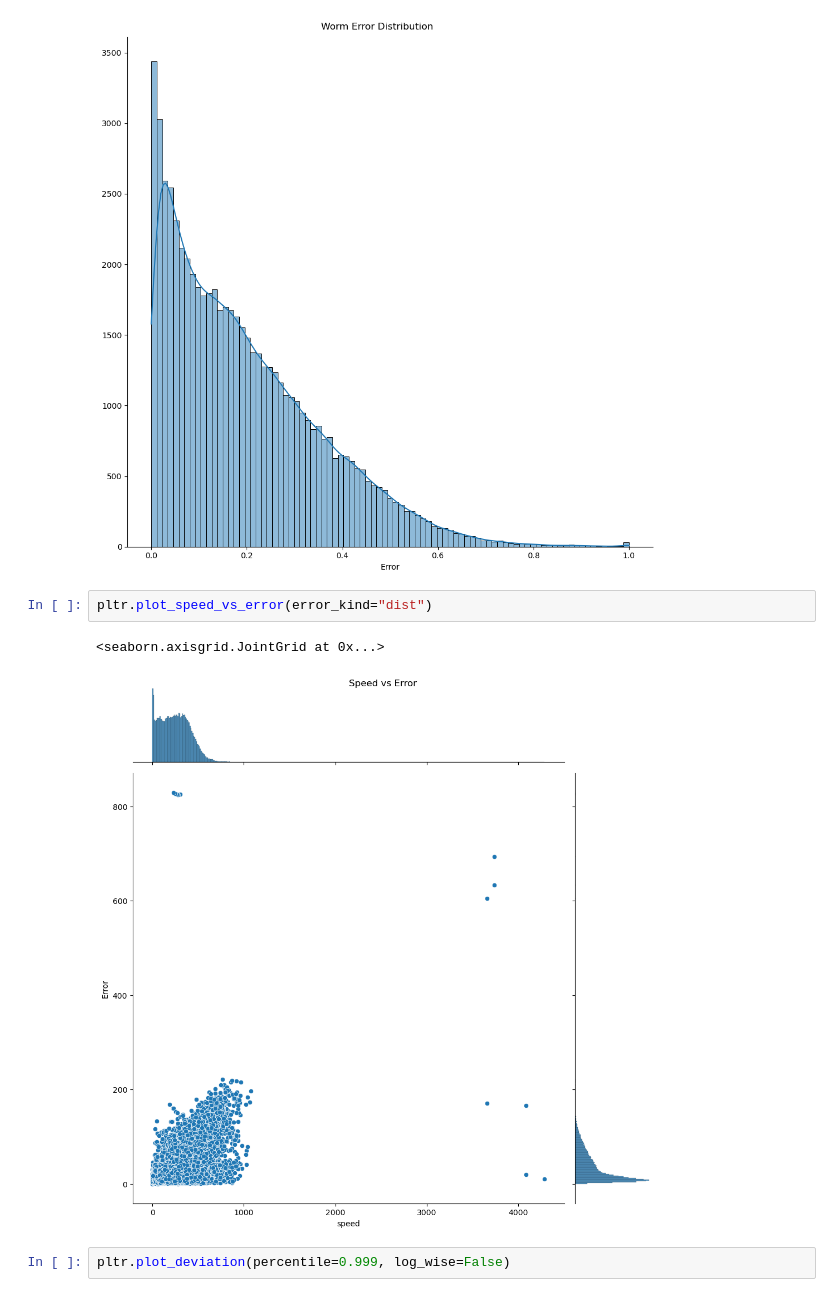
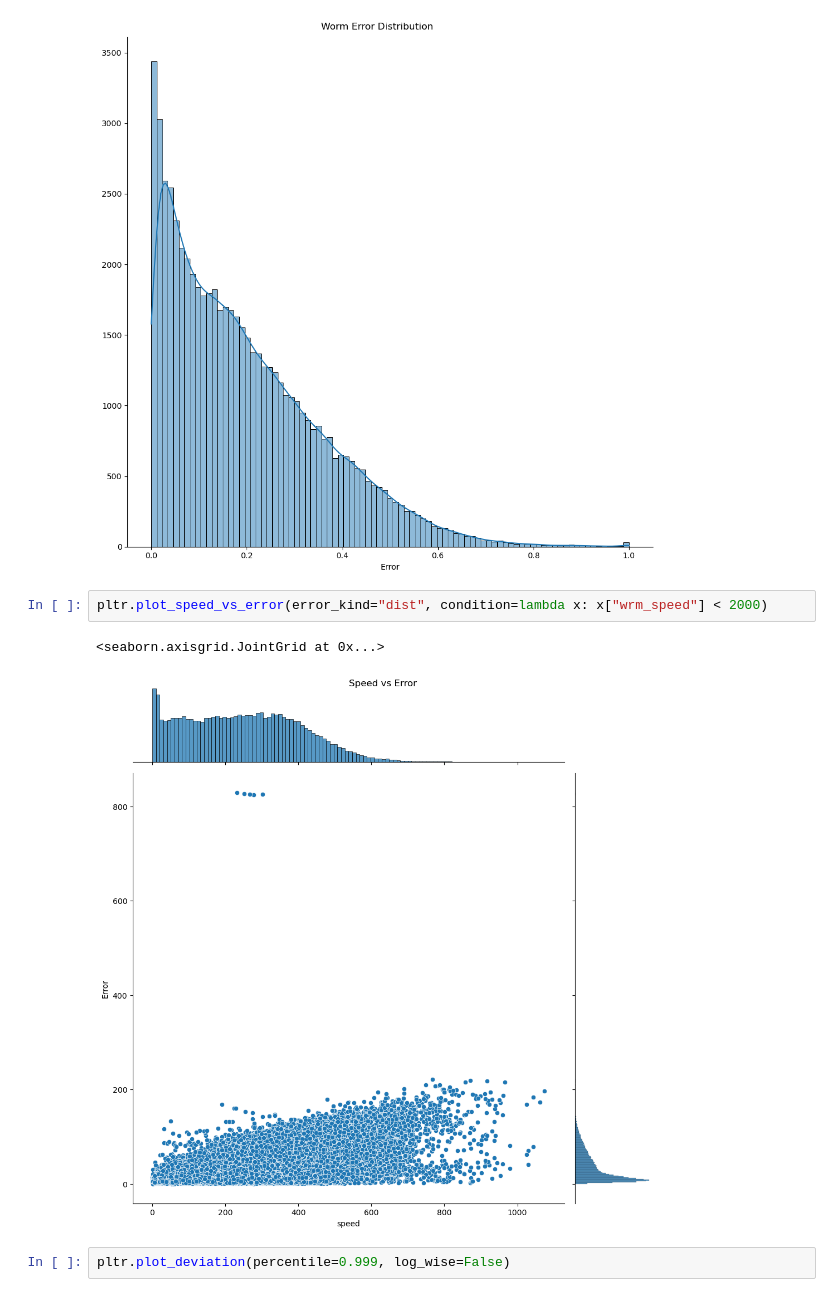
Before and after one commit to giladfrid009/WTracker, a Jupyter notebook: main.ipynb, the cells around one changed output. Cells and saved outputs as stored; diff of their text form.

```diff
--- a/main.ipynb
+++ b/main.ipynb
@@ -82,10 +82,10 @@ pltr.plot_error(log_wise=False, error_kind="bbox", condition=lambda x: x["bbox_e
 <seaborn.axisgrid.FacetGrid at 0x...>
 [figure]
 # %%
-pltr.plot_speed_vs_error(error_kind="dist")
+pltr.plot_speed_vs_error(error_kind="dist", condition=lambda x: x["wrm_speed"] < 2000)
 # %% [output]
 <seaborn.axisgrid.JointGrid at 0x...>
-[figure, old version]
+[figure, new version]
 # %%
 pltr.plot_deviation(percentile=0.999, log_wise=False)
 # %% [output]
```
Also changed, not shown: 1 other file.
